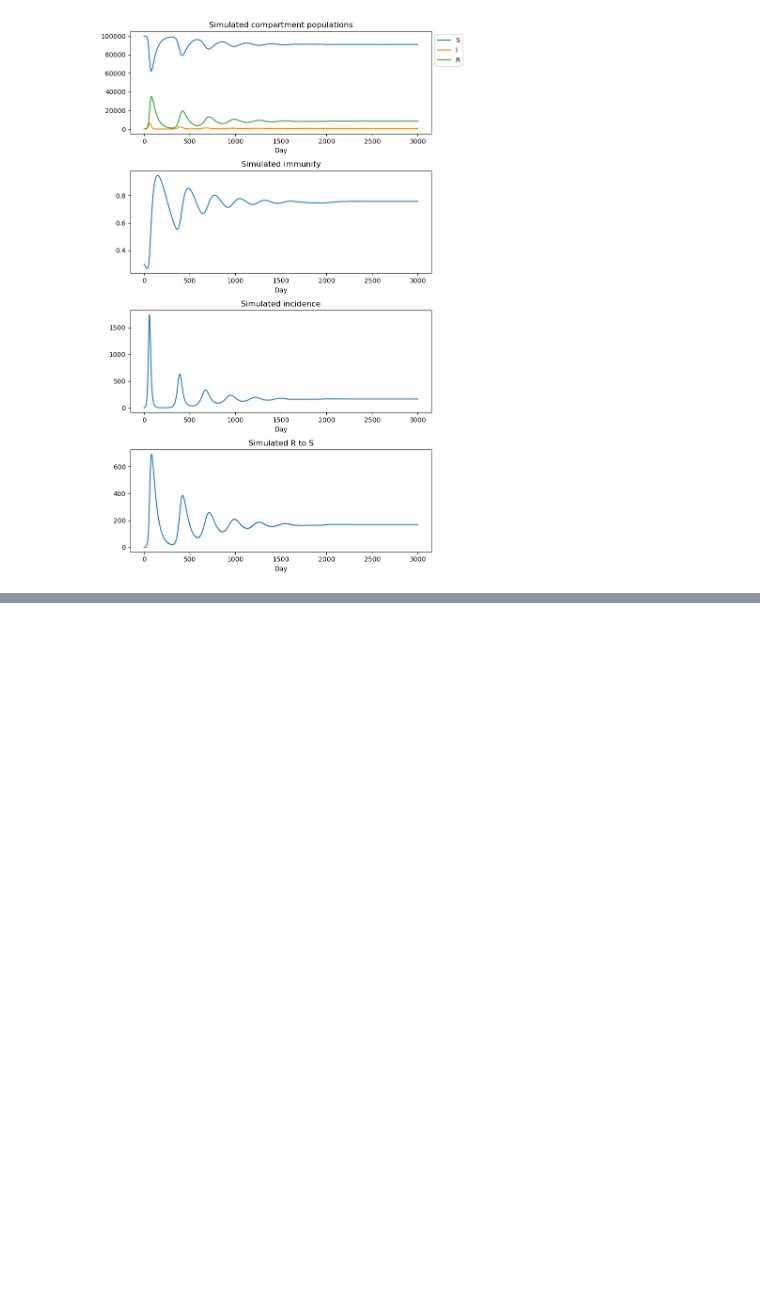
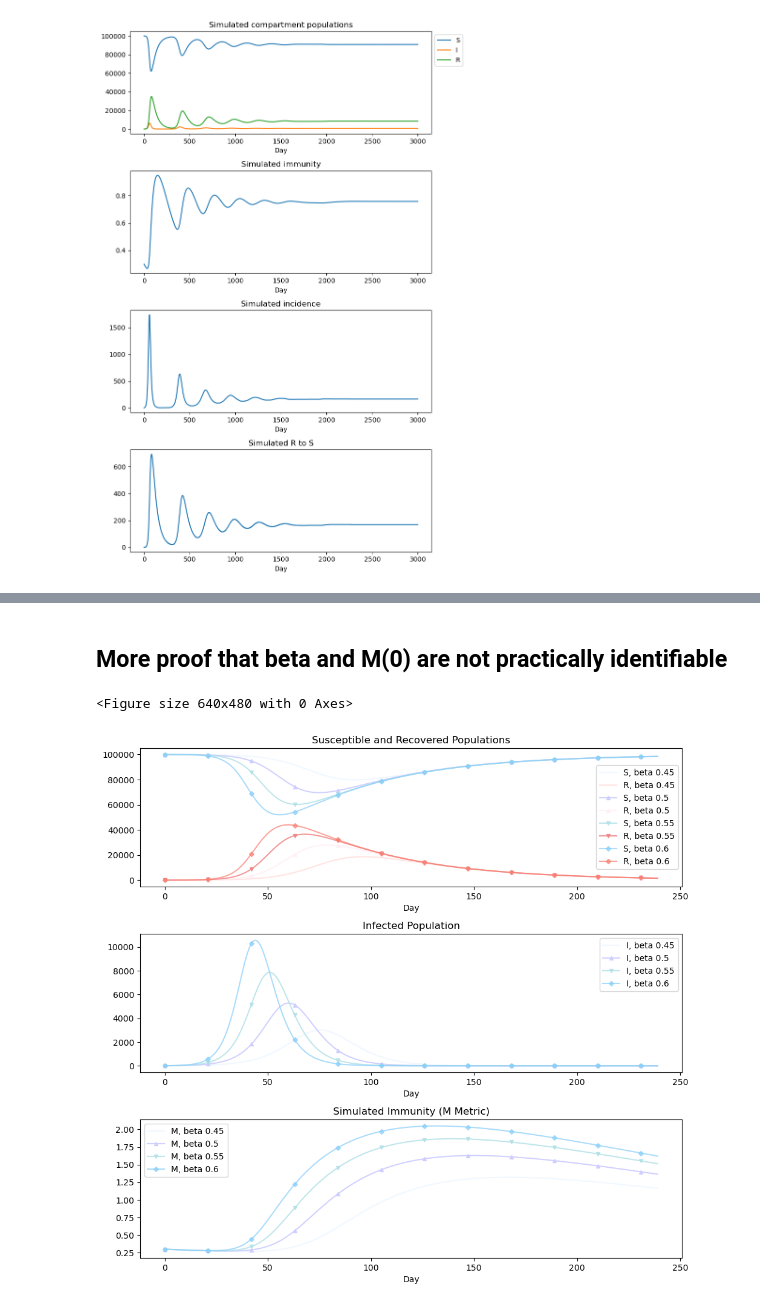
Before and after one commit to LP-relaxation/CLT_BaseModel, a Jupyter notebook: toy_immunity_demo.ipynb, the cells around one changed output, grey strips where cells are left out. Drawn from its saved outputs; the diff is of its cells as text; code cells hidden in the pictures; blank space fills up the shorter version.

```diff
--- a/toy_immunity_demo.ipynb
+++ b/toy_immunity_demo.ipynb
@@ -409,0 +537,11 @@ ToyImmunitySubpopParams(num_age_groups=1,
+# %% [markdown]
+## More proof that beta and M(0) are not practically identifiable
+# %%
+model.reset_simulation()
+
+model.params.immune_gain = 10
+
+changing_param_val_graph(model, "param", "beta", [0.45, 0.5, 0.55, 0.6])
+# %% [output]
+<Figure size 640x480 with 0 Axes>
+[figure, added]
```
Also changed, not shown: parts of 6 cells of this notebook.
